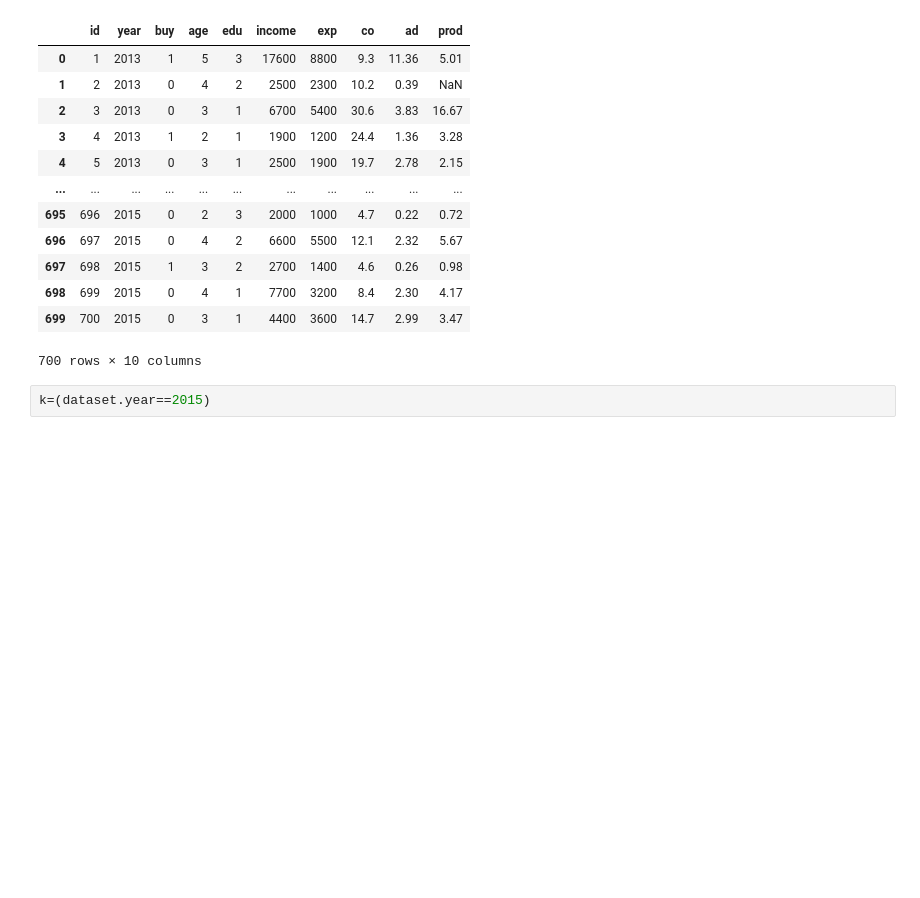
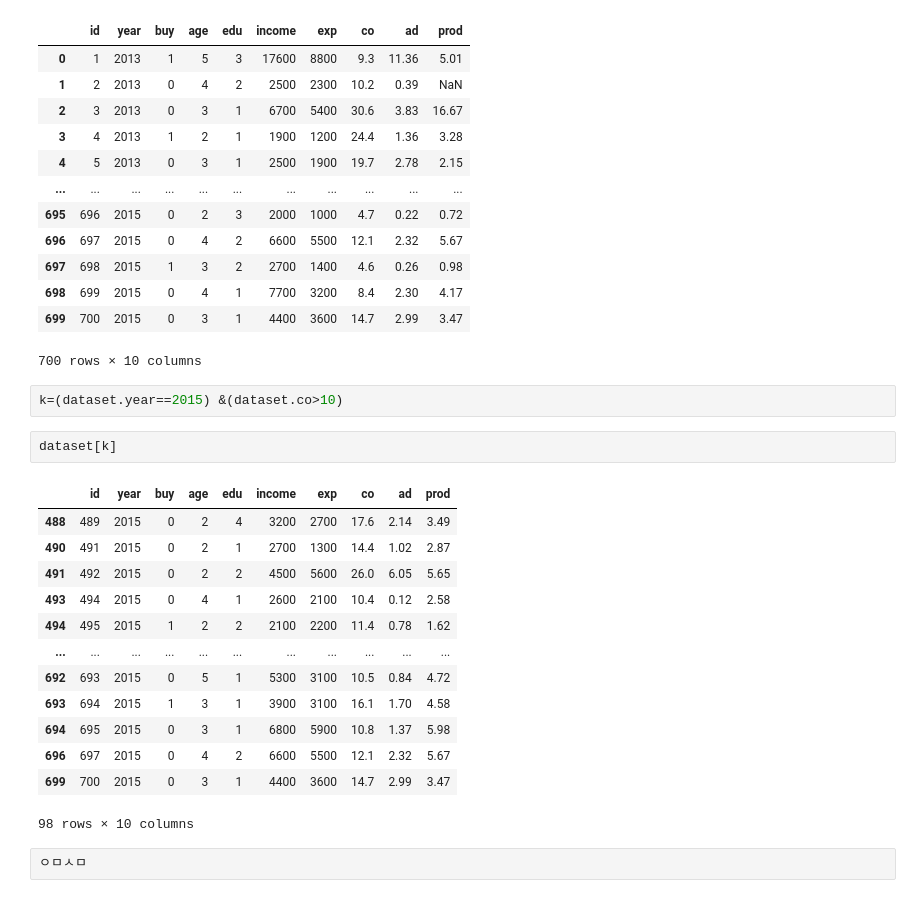
Before and after one commit to chanwoo2307/green, a Jupyter notebook: _notebooks/Untitled.ipynb, the cells around one changed output. Cells and saved outputs as stored; diff of their text form; blank space fills up the shorter version.

```diff
--- a/_notebooks/Untitled.ipynb
+++ b/_notebooks/Untitled.ipynb
@@ -155,4 +155,22 @@ dataset
 | 699 | 700 | 2015 | 0 | 3 | 1 | 4400 | 3600 | 14.7 | 2.99 | 3.47 |
 700 rows × 10 columns
 # %%
-k=(dataset.year==2015)
+k=(dataset.year==2015) &(dataset.co>10)
+# %%
+dataset[k]
+# %% [output]
+|  | id | year | buy | age | edu | income | exp | co | ad | prod |
+| 488 | 489 | 2015 | 0 | 2 | 4 | 3200 | 2700 | 17.6 | 2.14 | 3.49 |
+| 490 | 491 | 2015 | 0 | 2 | 1 | 2700 | 1300 | 14.4 | 1.02 | 2.87 |
+| 491 | 492 | 2015 | 0 | 2 | 2 | 4500 | 5600 | 26.0 | 6.05 | 5.65 |
+| 493 | 494 | 2015 | 0 | 4 | 1 | 2600 | 2100 | 10.4 | 0.12 | 2.58 |
+| 494 | 495 | 2015 | 1 | 2 | 2 | 2100 | 2200 | 11.4 | 0.78 | 1.62 |
+| ... | ... | ... | ... | ... | ... | ... | ... | ... | ... | ... |
+| 692 | 693 | 2015 | 0 | 5 | 1 | 5300 | 3100 | 10.5 | 0.84 | 4.72 |
+| 693 | 694 | 2015 | 1 | 3 | 1 | 3900 | 3100 | 16.1 | 1.70 | 4.58 |
+| 694 | 695 | 2015 | 0 | 3 | 1 | 6800 | 5900 | 10.8 | 1.37 | 5.98 |
+| 696 | 697 | 2015 | 0 | 4 | 2 | 6600 | 5500 | 12.1 | 2.32 | 5.67 |
+| 699 | 700 | 2015 | 0 | 3 | 1 | 4400 | 3600 | 14.7 | 2.99 | 3.47 |
+98 rows × 10 columns
+# %%
+ㅇㅁㅅㅁ
```
